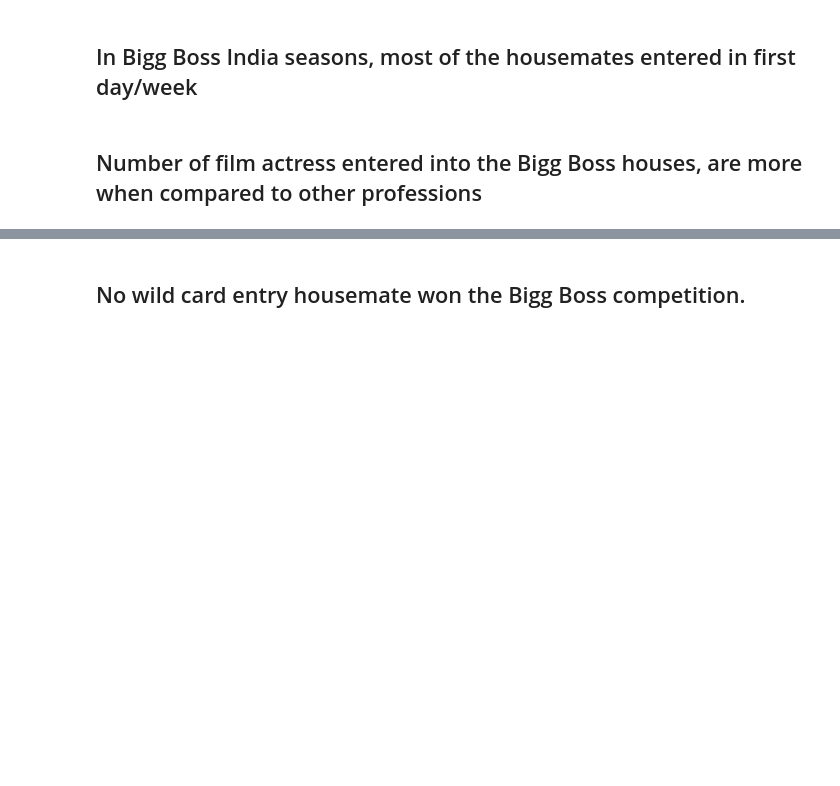
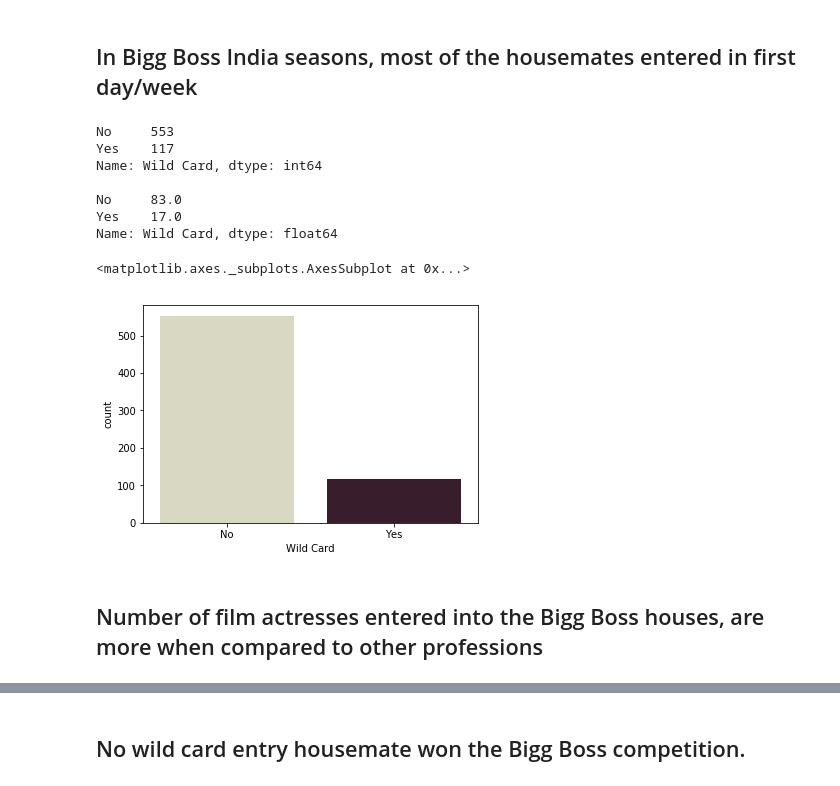
Before and after one commit to satya-thirumani/bigg-boss-data-set, a Jupyter notebook: Predicting Bigg Boss Malayalam Season Winner.ipynb, the cells around one changed output, grey strips where cells are left out. Cells and saved outputs as stored; diff of their text form; code cells hidden in the pictures; blank space fills up the shorter version.

Commit message:
Updating Malayalam Bigg Boss season 3 file

```diff
--- a/Predicting Bigg Boss Malayalam Season Winner.ipynb
+++ b/Predicting Bigg Boss Malayalam Season Winner.ipynb
@@ -42,0 +125,12 @@ bigg_boss.describe()
+# %%
+bigg_boss['Finalist'] = bigg_boss['Finalist'].astype(pd.Int32Dtype())
+bigg_boss['Elimination Week Number'] = bigg_boss['Elimination Week Number'].astype(pd.Int32Dtype())
+bigg_boss['Number of Evictions Faced'] = bigg_boss['Number of Evictions Faced'].astype(pd.Int32Dtype())
+bigg_boss['Number of re-entries'] = bigg_boss['Number of re-entries'].astype(pd.Int32Dtype())
+bigg_boss['Number of times elected as Captain'] = bigg_boss['Number of times elected as Captain'].astype(pd.Int32Dtype())
+bigg_boss['Social Media Popularity'] = bigg_boss['Social Media Popularity'].astype(pd.Int32Dtype())
+
+bigg_boss['Prize Money (INR)'] = bigg_boss['Prize Money (INR)'].str.replace(',','')
+bigg_boss['Prize Money (INR)'] = pd.to_numeric(bigg_boss['Prize Money (INR)'])
+
+bigg_boss.info()
@@ -71,7 +213,17 @@ for t in ax.patches:
 # %%
 # Number of normal entries and wild card entries
 print(bigg_boss['Wild Card'].value_counts(), "\n")
 print(round(bigg_boss['Wild Card'].value_counts(normalize=True)*100))
-sns.countplot(x='Wild Card', data=bigg_boss)
+sns.countplot(x='Wild Card', data=bigg_boss, palette="ch:.45")
+# %% [output]
+No     553
+Yes    117
+Name: Wild Card, dtype: int64
+
+No     83.0
+Yes    17.0
+Name: Wild Card, dtype: float64
+<matplotlib.axes._subplots.AxesSubplot at 0x...>
+[figure, added]
 # %%
 # Common people has many professions, so clubbing them into one category
@@ -78,6 +231,6 @@ sns.countplot(x='Wild Card', data=bigg_boss)
 bigg_boss.loc[bigg_boss['Profession'].str.contains('Commoner'),'Profession']='Commoner'
 # %% [markdown]
-## Number of film actress entered into the Bigg Boss houses, are more when compared to other professions
+## Number of film actresses entered into the Bigg Boss houses, are more when compared to other professions
 # %%
 # Participant's Profession
 print(bigg_boss['Profession'].value_counts())
```
Also changed, not shown: parts of 88 cells of this notebook.
